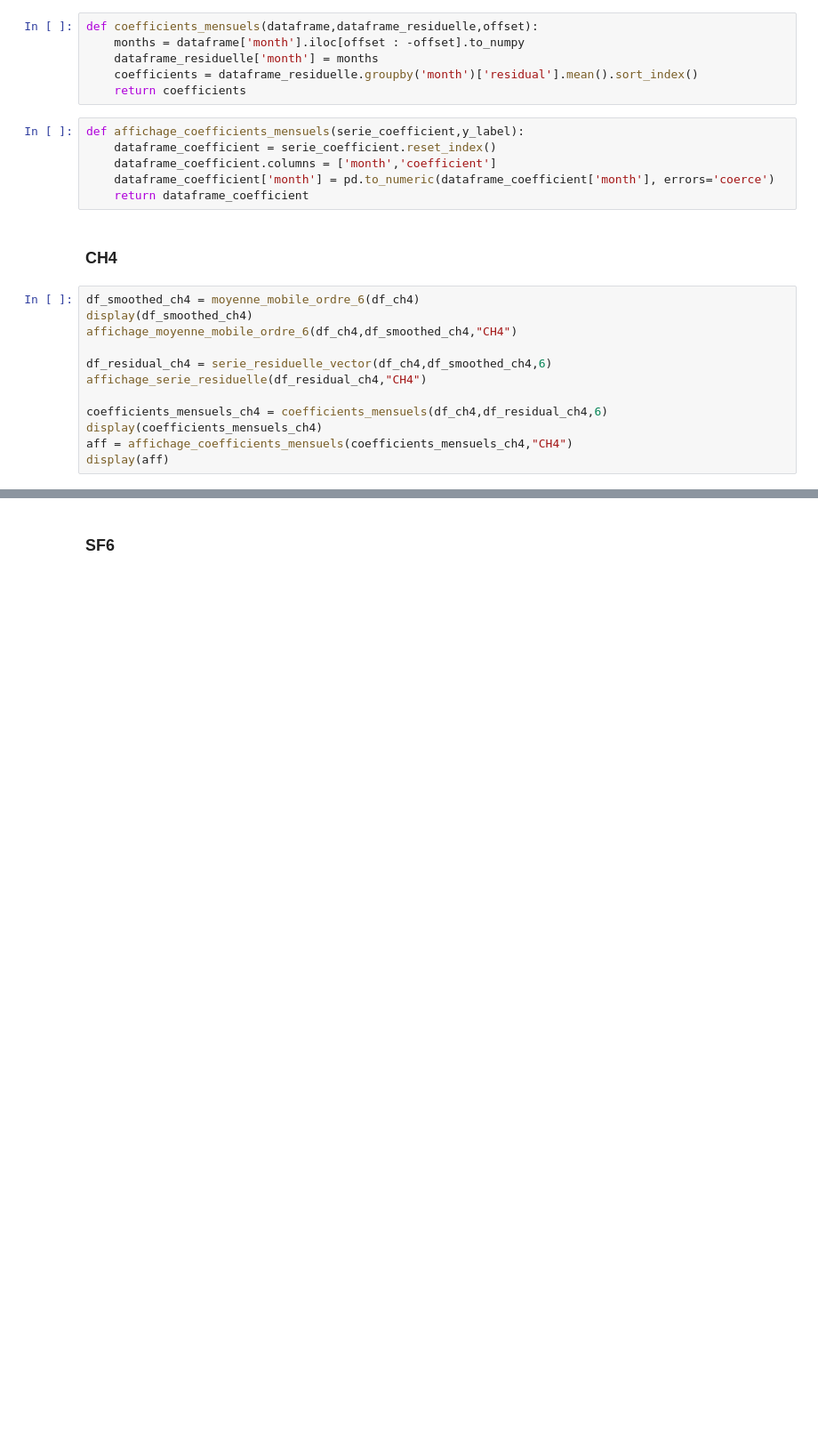
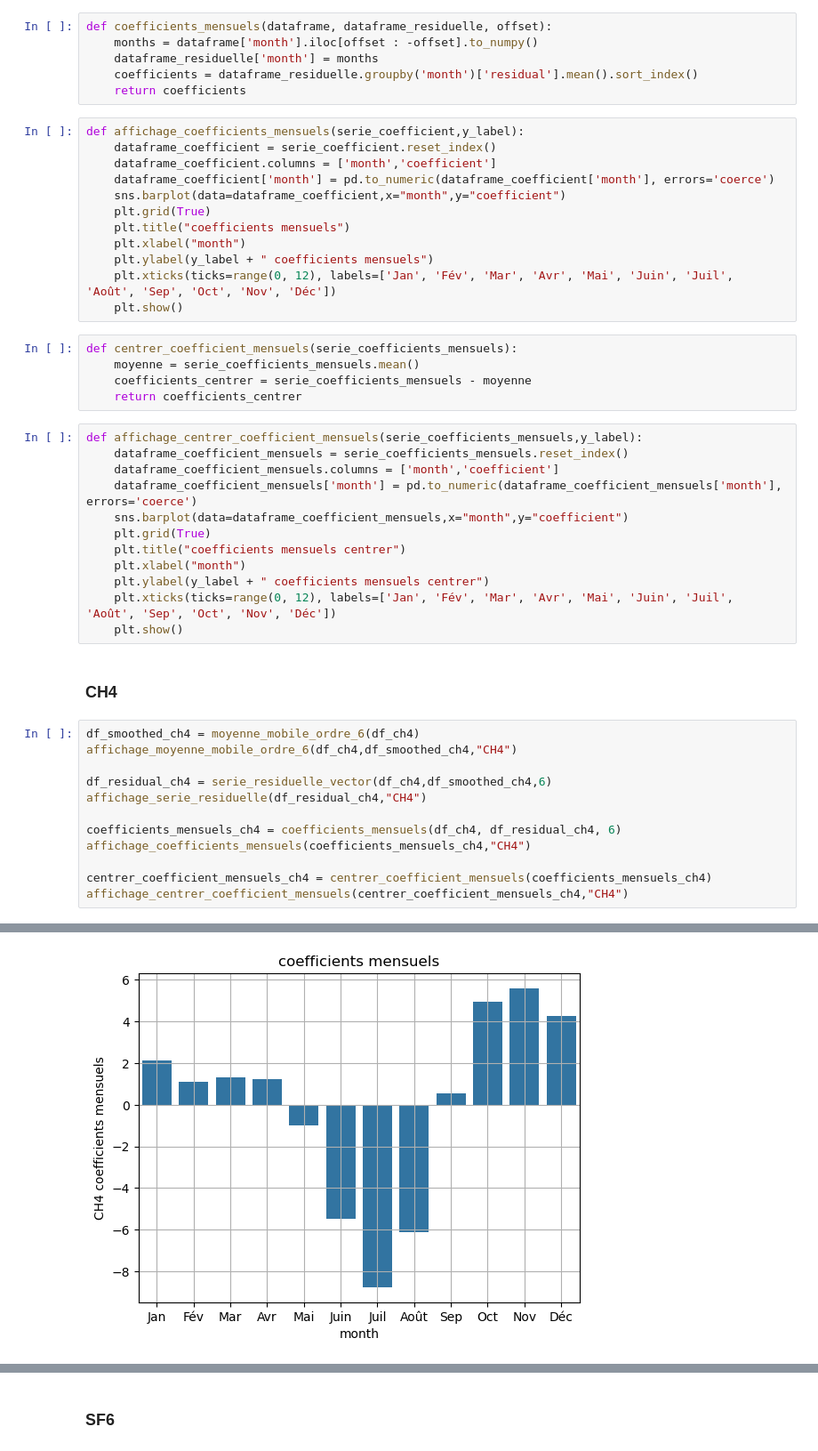
Before and after one commit to AxelGiovannai/Stat_Project, a Jupyter notebook: notebook1.ipynb, the cells around one changed output, grey strips where cells are left out. Shown at 89% size. Drawn from its saved outputs; the diff is of its cells as text; blank space fills up the shorter version.

Commit message:
coefficient mensuel corrigé !

```diff
--- a/notebook1.ipynb
+++ b/notebook1.ipynb
@@ -146,8 +146,8 @@ def affichage_serie_residuelle(dataframe_residuelle,y_label):
     plt.legend()
     plt.show()
 # %%
-def coefficients_mensuels(dataframe,dataframe_residuelle,offset):
-    months = dataframe['month'].iloc[offset : -offset].to_numpy
+def coefficients_mensuels(dataframe, dataframe_residuelle, offset):
+    months = dataframe['month'].iloc[offset : -offset].to_numpy()
     dataframe_residuelle['month'] = months
     coefficients = dataframe_residuelle.groupby('month')['residual'].mean().sort_index()
     return coefficients
@@ -156,19 +156,42 @@ def affichage_coefficients_mensuels(serie_coefficient,y_label):
     dataframe_coefficient = serie_coefficient.reset_index()
     dataframe_coefficient.columns = ['month','coefficient']
     dataframe_coefficient['month'] = pd.to_numeric(dataframe_coefficient['month'], errors='coerce')
-    return dataframe_coefficient
+    sns.barplot(data=dataframe_coefficient,x="month",y="coefficient")
+    plt.grid(True)
+    plt.title("coefficients mensuels")
+    plt.xlabel("month")
+    plt.ylabel(y_label + " coefficients mensuels")
+    plt.xticks(ticks=range(0, 12), labels=['Jan', 'Fév', 'Mar', 'Avr', 'Mai', 'Juin', 'Juil', 'Août', 'Sep', 'Oct', 'Nov', 'Déc'])
+    plt.show()
+# %%
+def centrer_coefficient_mensuels(serie_coefficients_mensuels):
+    moyenne = serie_coefficients_mensuels.mean()
+    coefficients_centrer = serie_coefficients_mensuels - moyenne
+    return coefficients_centrer
+# %%
+def affichage_centrer_coefficient_mensuels(serie_coefficients_mensuels,y_label):
+    dataframe_coefficient_mensuels = serie_coefficients_mensuels.reset_index()
+    dataframe_coefficient_mensuels.columns = ['month','coefficient']
+    dataframe_coefficient_mensuels['month'] = pd.to_numeric(dataframe_coefficient_mensuels['month'], errors='coerce')
+    sns.barplot(data=dataframe_coefficient_mensuels,x="month",y="coefficient")
+    plt.grid(True)
+    plt.title("coefficients mensuels centrer")
+    plt.xlabel("month")
+    plt.ylabel(y_label + " coefficients mensuels centrer")
+    plt.xticks(ticks=range(0, 12), labels=['Jan', 'Fév', 'Mar', 'Avr', 'Mai', 'Juin', 'Juil', 'Août', 'Sep', 'Oct', 'Nov', 'Déc'])
+    plt.show()
 # %% [markdown]
 ### CH4
 # %%
 df_smoothed_ch4 = moyenne_mobile_ordre_6(df_ch4)
-display(df_smoothed_ch4)
 affichage_moyenne_mobile_ordre_6(df_ch4,df_smoothed_ch4,"CH4")
 
 df_residual_ch4 = serie_residuelle_vector(df_ch4,df_smoothed_ch4,6)
 affichage_serie_residuelle(df_residual_ch4,"CH4")
 
-coefficients_mensuels_ch4 = coefficients_mensuels(df_ch4,df_residual_ch4,6)
-display(coefficients_mensuels_ch4)
-aff = affichage_coefficients_mensuels(coefficients_mensuels_ch4,"CH4")
-display(aff)
+coefficients_mensuels_ch4 = coefficients_mensuels(df_ch4, df_residual_ch4, 6)
+affichage_coefficients_mensuels(coefficients_mensuels_ch4,"CH4")
+
+centrer_coefficient_mensuels_ch4 = centrer_coefficient_mensuels(coefficients_mensuels_ch4)
+affichage_centrer_coefficient_mensuels(centrer_coefficient_mensuels_ch4,"CH4")
 # %% [output]
@@ -194,0 +200 @@ Name: residual, dtype: float64
+[figure, added]
```
Also changed, not shown: parts of 1 cell of this notebook.
